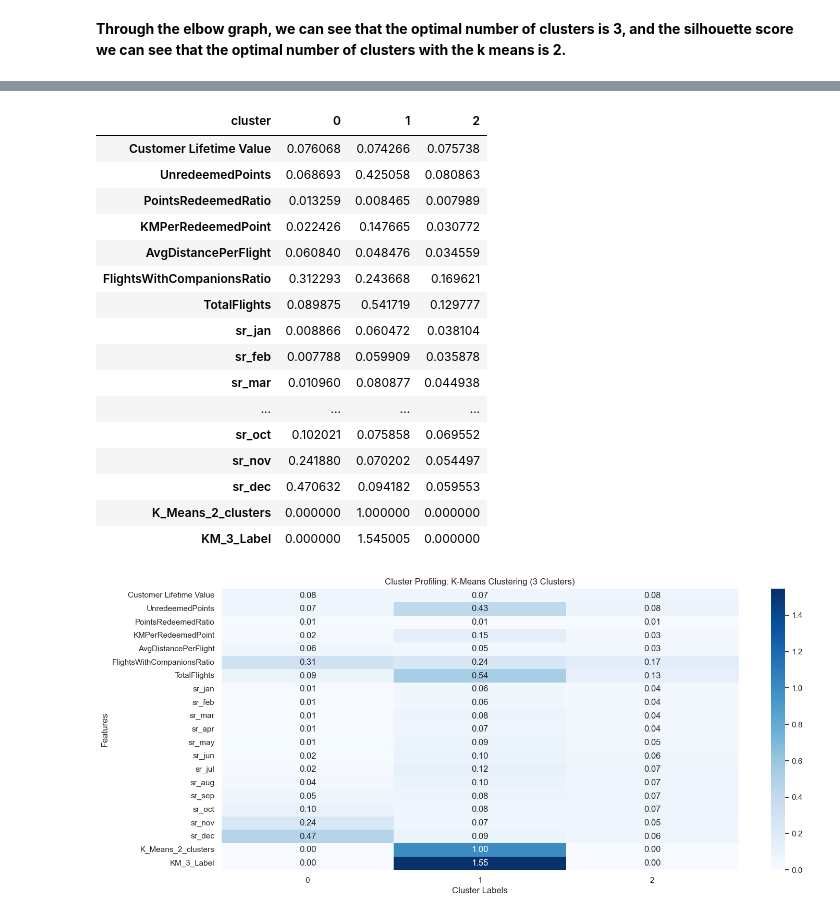
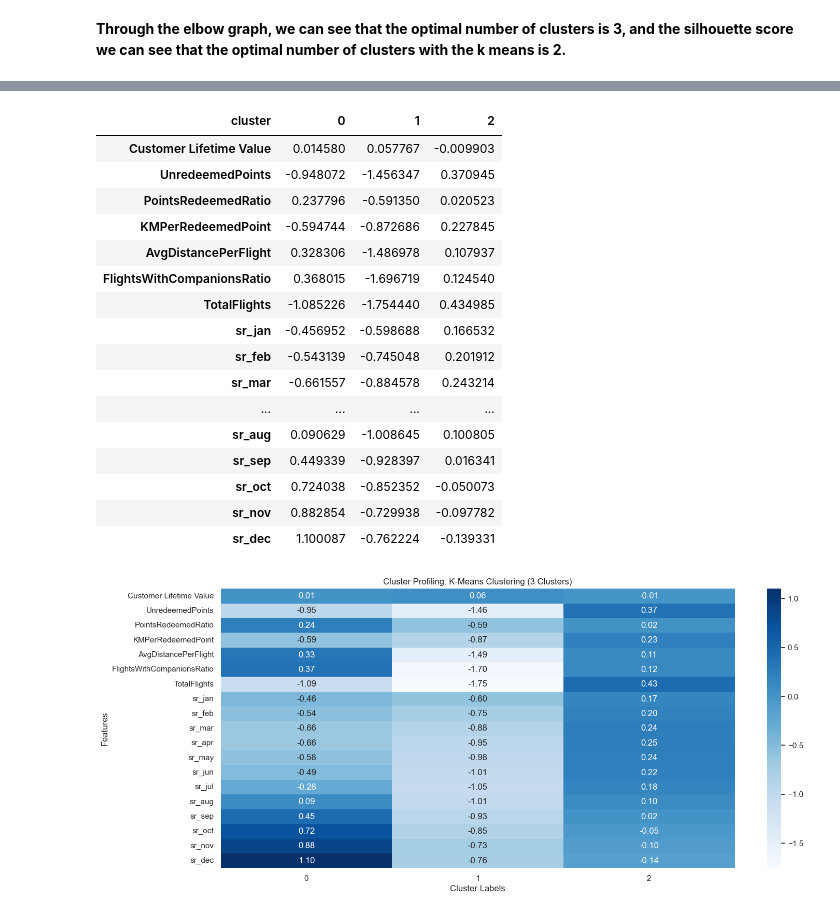
Before and after one commit to calcoafrancisca/Group-39---DM---Part2, a Jupyter notebook: Value-Based-Perspective.ipynb, the cells around one changed output, grey strips where cells are left out. Drawn from its saved outputs; the diff is of its cells as text; code cells hidden in the pictures.

```diff
--- a/Value-Based-Perspective.ipynb
+++ b/Value-Based-Perspective.ipynb
@@ -138,6 +113,12 @@ value_features = [
 ]
 
 df_value_based = df_value_based[value_features]
+# %%
+# Transform the features in df_value_based as needed (e.g., scaling, normalization)
+scaler = StandardScaler()
+df_value_based_scaled = scaler.fit_transform(df_value_based)
+
+df_value_based = pd.DataFrame(df_value_based_scaled, columns=value_features)
 # %% [markdown]
 # Hierarchical Clustering
 # %%
@@ -468,43 +453,43 @@ plt.show()
 # %%
 km = KMeans(n_clusters=3, init="k-means++", random_state=94)
 km_labels_3 = km.fit_predict(df_value_based)
 
-cluster_profile_knn3 = pd.DataFrame(df_value_based.values,
+cluster_profile_k2 = pd.DataFrame(df_value_based.values,
                                  columns=df_value_based.columns) \
                     .assign(cluster=km_labels_3) \
                     .groupby("cluster").mean()
 
-display(cluster_profile_knn3.T)
+display(cluster_profile_k2.T)
 
 plt.figure(figsize=(16,7))
-sns.heatmap(cluster_profile_knn3.T,
+sns.heatmap(cluster_profile_k2.T,
             cmap="Blues",
             annot=True,
             fmt=".2f")
 
 plt.title("Cluster Profiling: K-Means Clustering (3 Clusters)")
 plt.xlabel("Cluster Labels")
 plt.ylabel("Features")
 plt.show()
 # %% [output]
 | cluster | 0 | 1 | 2 |
-| Customer Lifetime Value | 0.076068 | 0.074266 | 0.075738 |
-| UnredeemedPoints | 0.068693 | 0.425058 | 0.080863 |
-| PointsRedeemedRatio | 0.013259 | 0.008465 | 0.007989 |
-| KMPerRedeemedPoint | 0.022426 | 0.147665 | 0.030772 |
-| AvgDistancePerFlight | 0.060840 | 0.048476 | 0.034559 |
-| FlightsWithCompanionsRatio | 0.312293 | 0.243668 | 0.169621 |
-| TotalFlights | 0.089875 | 0.541719 | 0.129777 |
-| sr_jan | 0.008866 | 0.060472 | 0.038104 |
-| sr_feb | 0.007788 | 0.059909 | 0.035878 |
-| sr_mar | 0.010960 | 0.080877 | 0.044938 |
+| Customer Lifetime Value | 0.014580 | 0.057767 | -0.009903 |
+| UnredeemedPoints | -0.948072 | -1.456347 | 0.370945 |
+| PointsRedeemedRatio | 0.237796 | -0.591350 | 0.020523 |
+| KMPerRedeemedPoint | -0.594744 | -0.872686 | 0.227845 |
+| AvgDistancePerFlight | 0.328306 | -1.486978 | 0.107937 |
+| FlightsWithCompanionsRatio | 0.368015 | -1.696719 | 0.124540 |
+| TotalFlights | -1.085226 | -1.754440 | 0.434985 |
+| sr_jan | -0.456952 | -0.598688 | 0.166532 |
+| sr_feb | -0.543139 | -0.745048 | 0.201912 |
+| sr_mar | -0.661557 | -0.884578 | 0.243214 |
 | ... | ... | ... | ... |
-| sr_oct | 0.102021 | 0.075858 | 0.069552 |
-| sr_nov | 0.241880 | 0.070202 | 0.054497 |
-| sr_dec | 0.470632 | 0.094182 | 0.059553 |
-| K_Means_2_clusters | 0.000000 | 1.000000 | 0.000000 |
-| KM_3_Label | 0.000000 | 1.545005 | 0.000000 |
+| sr_aug | 0.090629 | -1.008645 | 0.100805 |
+| sr_sep | 0.449339 | -0.928397 | 0.016341 |
+| sr_oct | 0.724038 | -0.852352 | -0.050073 |
+| sr_nov | 0.882854 | -0.729938 | -0.097782 |
+| sr_dec | 1.100087 | -0.762224 | -0.139331 |
-[figure, old version]
+[figure, new version]
 # %%
 # Features used for clustering
 X = df_value_based
```
Also changed, not shown: parts of 28 cells of this notebook.
